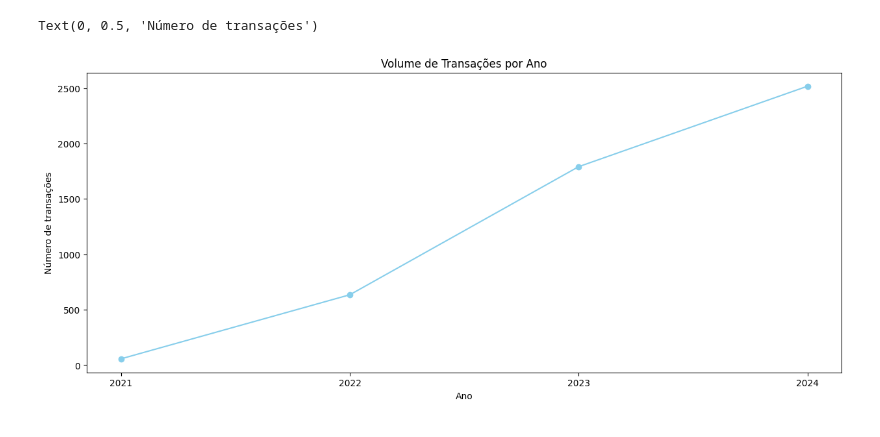
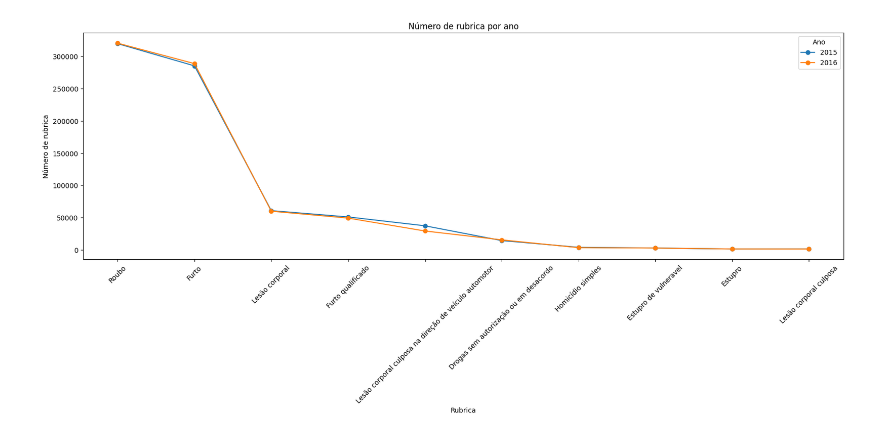
Before and after one commit to saldanha-marcel/datascience-coderhouse, a Jupyter notebook: Projeto Coderhouse.ipynb, the cells around one changed output. Cells and saved outputs as stored; diff of their text form; code cells hidden in the pictures.

```diff
--- a/Projeto Coderhouse.ipynb
+++ b/Projeto Coderhouse.ipynb
@@ -99,12 +130,17 @@ plt.show()
-# %%
-# Número de transações por Ano
-plt.figure(figsize=(15, 6))
-nm_transactions_for_month = df_principal.groupby(df_principal['transaction_date'].dt.to_period('Y')).size()
-nm_transactions_for_month.index = nm_transactions_for_month.index.astype(str)
-plt.plot(nm_transactions_for_month, marker='o', color='skyblue')
-plt.title("Volume de Transações por Ano")
-plt.xlabel("Ano")
-plt.ylabel("Número de transações")
-# %% [output]
-Text(0, 0.5, 'Número de transações')
-[figure, removed]
+# %%
+# Top 10 Rubricas com maiores volumes
+plt.figure(figsize=(20, 6))
+
+nm_rubrica_for_month = df_principal.groupby(['RUBRICA','ANO']).size().unstack(fill_value=0)
+nm_rubrica_for_month = nm_rubrica_for_month.sort_values(by=nm_rubrica_for_month.columns[-1], ascending=False).head(10)
+
+nm_rubrica_for_month.index = nm_rubrica_for_month.index.astype(str)
+plt.plot(nm_rubrica_for_month, marker='o')
+plt.title("Número de rubrica por ano")
+plt.xlabel("Rubrica")
+plt.ylabel("Número de rubrica")
+plt.legend(nm_rubrica_for_month.columns, title='Ano')
+plt.xticks(rotation=45)
+plt.show()
+# %% [output]
+[figure, added]
```
Also changed, not shown: parts of 27 cells of this notebook, 8 other files.
